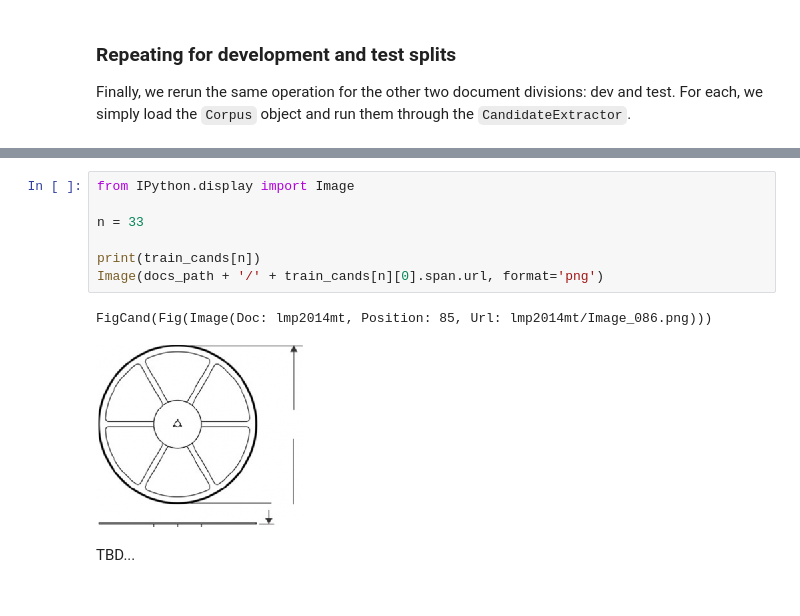
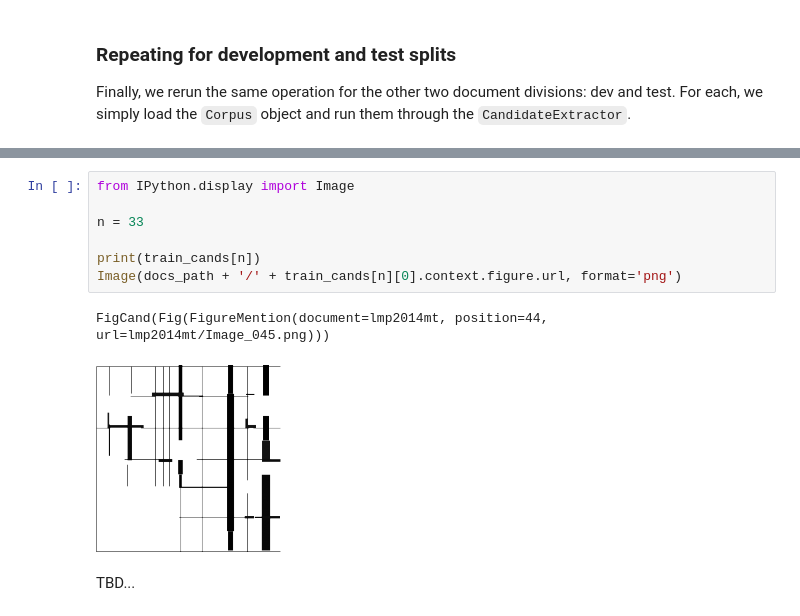
Before and after one commit to HazyResearch/fonduer-tutorials, a Jupyter notebook: hardware_image/transistor_image_tutorial.ipynb, the cells around one changed output, grey strips where cells are left out. Cells and saved outputs as stored; diff of their text form.

```diff
--- a/hardware_image/transistor_image_tutorial.ipynb
+++ b/hardware_image/transistor_image_tutorial.ipynb
@@ -253,12 +243,12 @@ Wall time: 4.42 s
 # %%
 from IPython.display import Image
 
 n = 33
 
 print(train_cands[n])
-Image(docs_path + '/' + train_cands[n][0].span.url, format='png')
+Image(docs_path + '/' + train_cands[n][0].context.figure.url, format='png')
 # %% [output]
-FigCand(Fig(Image(Doc: lmp2014mt, Position: 85, Url: lmp2014mt/Image_086.png)))
+FigCand(Fig(FigureMention(document=lmp2014mt, position=44, url=lmp2014mt/Image_045.png)))
-[figure, old version]
+[figure, new version]
 # %% [markdown]
 TBD...
```
Also changed, not shown: parts of 6 cells of this notebook, 11 other files.
